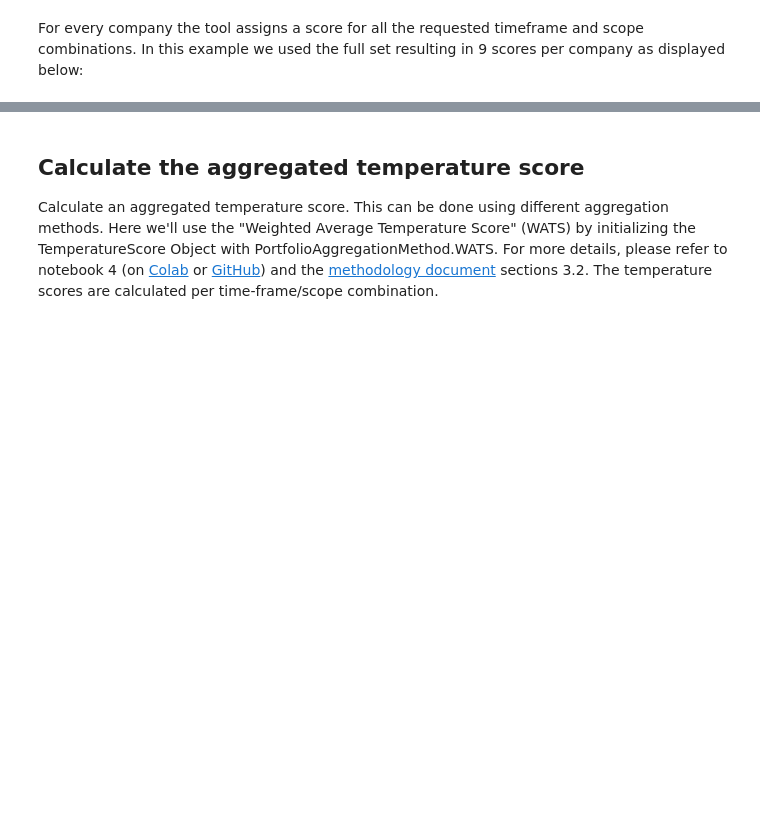
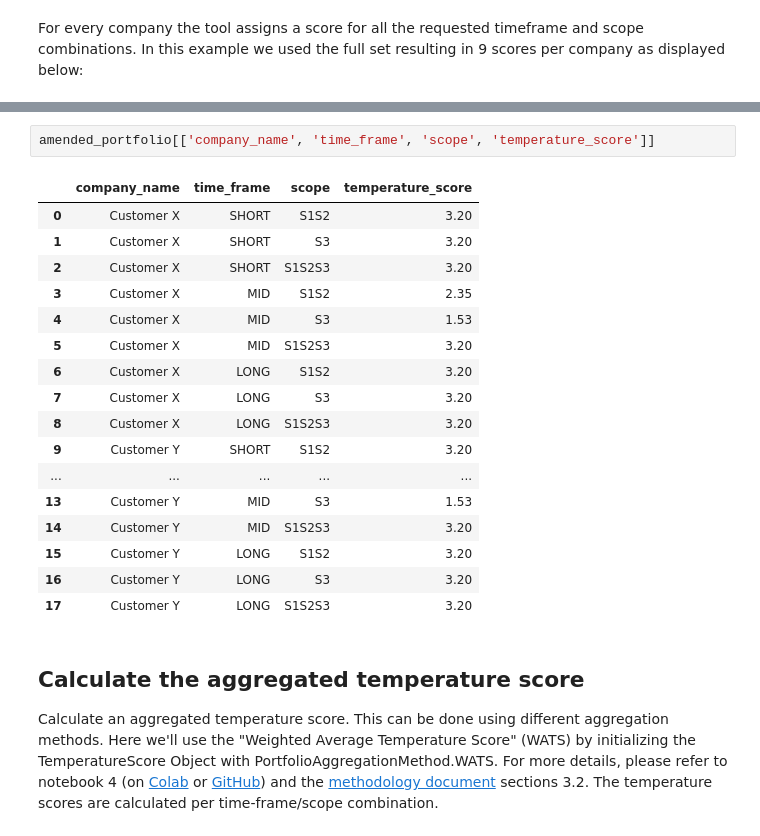
Before and after one commit to handeo/SBTi-finance-tool, a Jupyter notebook: examples/2_quick_temp_score_calculation.ipynb, the cells around one changed output, grey strips where cells are left out. Drawn from its saved outputs; the diff is of its cells as text; blank space fills up the shorter version.

```diff
--- a/examples/2_quick_temp_score_calculation.ipynb
+++ b/examples/2_quick_temp_score_calculation.ipynb
@@ -127,3 +127,23 @@ amended_portfolio[['company_name', 'time_frame', 'scope', 'temperature_score']].
+# %%
+amended_portfolio[['company_name', 'time_frame', 'scope', 'temperature_score']]
+# %% [output]
+|  | company_name | time_frame | scope | temperature_score |
+| 0 | Customer X | SHORT | S1S2 | 3.20 |
+| 1 | Customer X | SHORT | S3 | 3.20 |
+| 2 | Customer X | SHORT | S1S2S3 | 3.20 |
+| 3 | Customer X | MID | S1S2 | 2.35 |
+| 4 | Customer X | MID | S3 | 1.53 |
+| 5 | Customer X | MID | S1S2S3 | 3.20 |
+| 6 | Customer X | LONG | S1S2 | 3.20 |
+| 7 | Customer X | LONG | S3 | 3.20 |
+| 8 | Customer X | LONG | S1S2S3 | 3.20 |
+| 9 | Customer Y | SHORT | S1S2 | 3.20 |
+| ... | ... | ... | ... | ... |
+| 13 | Customer Y | MID | S3 | 1.53 |
+| 14 | Customer Y | MID | S1S2S3 | 3.20 |
+| 15 | Customer Y | LONG | S1S2 | 3.20 |
+| 16 | Customer Y | LONG | S3 | 3.20 |
+| 17 | Customer Y | LONG | S1S2S3 | 3.20 |
 # %% [markdown]
 ## Calculate the aggregated temperature score
 Calculate an aggregated temperature score. This can be done using different aggregation methods. Here we'll use the "Weighted Average Temperature Score" (WATS) by initializing the TemperatureScore Object with PortfolioAggregationMethod.WATS. For more details, please refer to notebook 4 (on [Colab](https://colab.research.google.com/github/OFBDABV/SBTi/blob/master/examples/4_portfolio_aggregations.ipynb) or [GitHub](https://github.com/ScienceBasedTargets/SBTi-finance-tool/blob/master/examples/4_portfolio_aggregations.ipynb)) and the [methodology document](https://sciencebasedtargets.org/wp-content/uploads/2020/09/Temperature-Rating-Methodology-V1.pdf) sections 3.2. The temperature scores are calculated per time-frame/scope combination.
```
Also changed, not shown: parts of 2 cells of this notebook.
